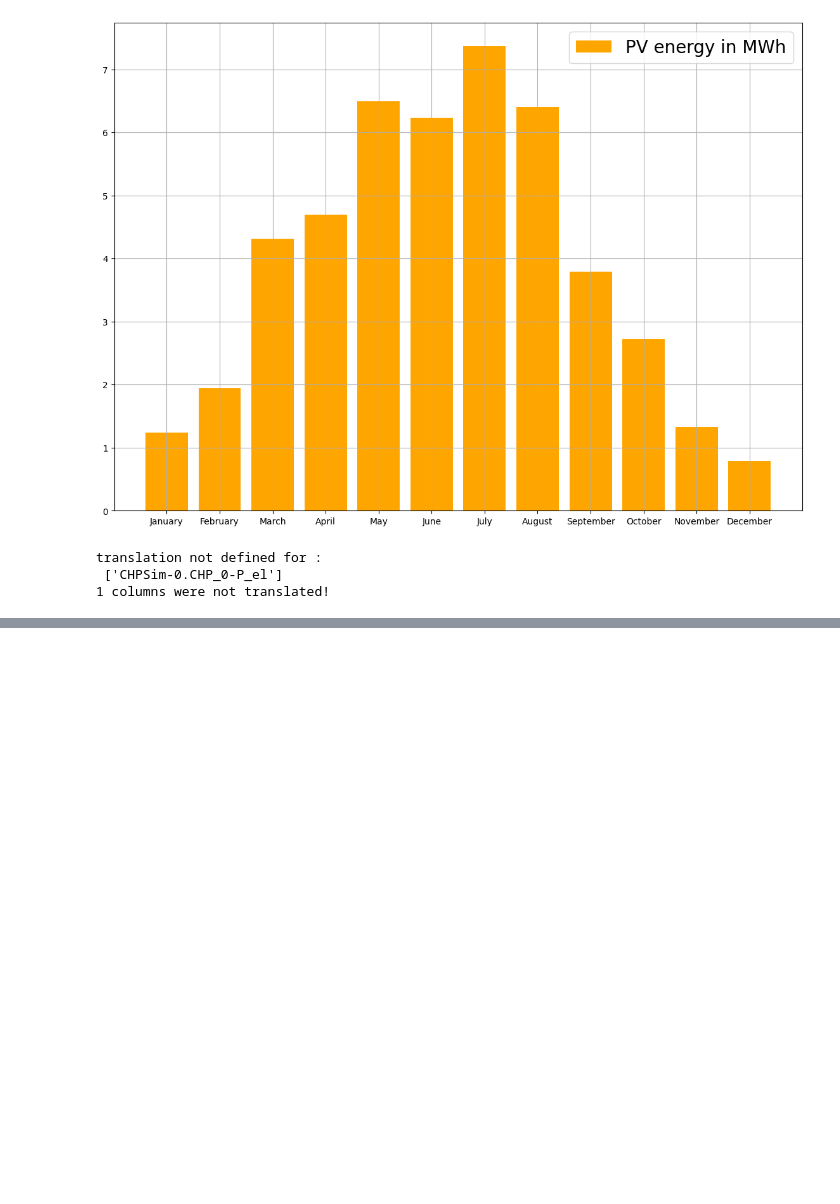
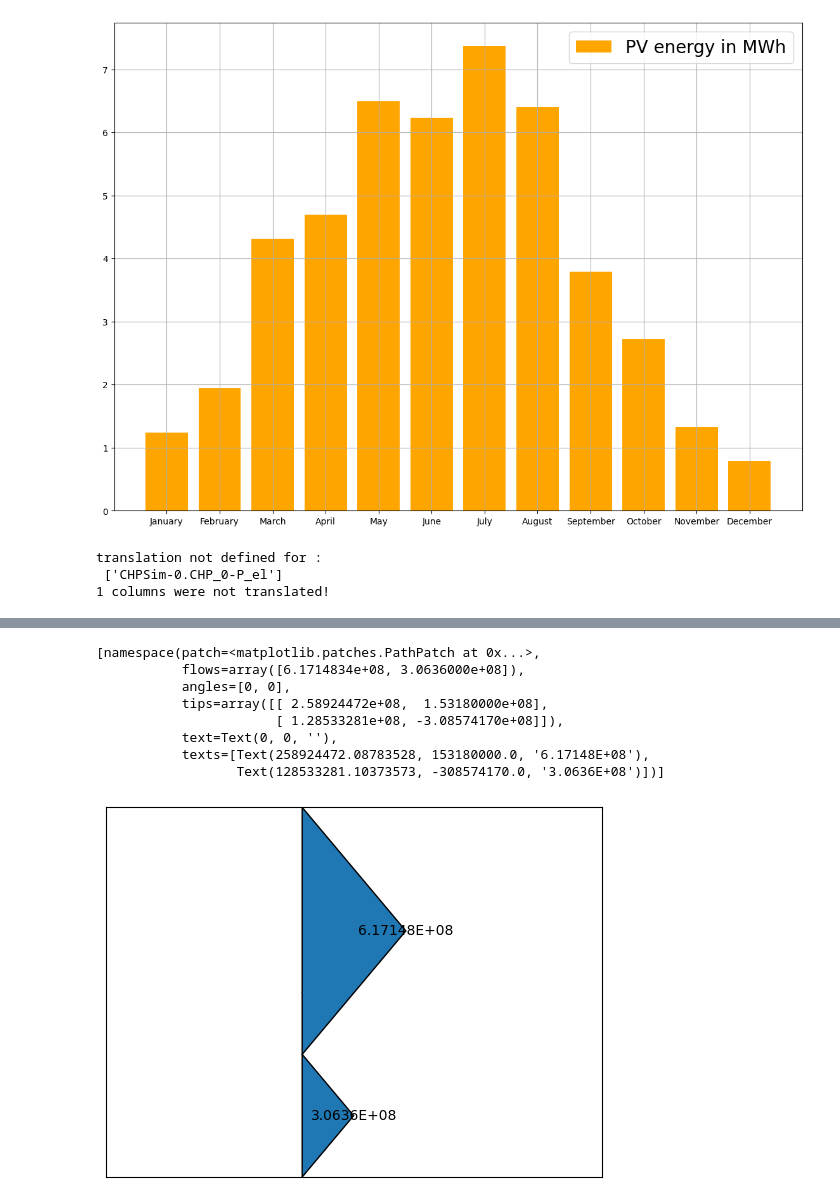
Before and after one commit to ltomas1/DES.sim, a Jupyter notebook: src/utils/visu.ipynb, the cells around one changed output, grey strips where cells are left out. Cells and saved outputs as stored; diff of their text form; code cells hidden in the pictures; blank space fills up the shorter version.

Commit message:
Sankey V1

```diff
--- a/src/utils/visu.ipynb
+++ b/src/utils/visu.ipynb
@@ -301,0 +316,14 @@ translation not defined for :
+# %%
+# Sankey.add()
+
+Sankey(flows = [df['HP_Q_Supplied'].sum(), df['chp_supply'].sum()], orientations = [0,0]).finish()
+# %% [output]
+[namespace(patch=<matplotlib.patches.PathPatch at 0x...>,
+           flows=array([6.1714834e+08, 3.0636000e+08]),
+           angles=[0, 0],
+           tips=array([[ 2.58924472e+08,  1.53180000e+08],
+                       [ 1.28533281e+08, -3.08574170e+08]]),
+           text=Text(0, 0, ''),
+           texts=[Text(258924472.08783528, 153180000.0, '6.17148E+08'),
+                  Text(128533281.10373573, -308574170.0, '3.0636E+08')])]
+[figure, added]
```
Also changed, not shown: parts of 10 cells of this notebook, 1 other file.
